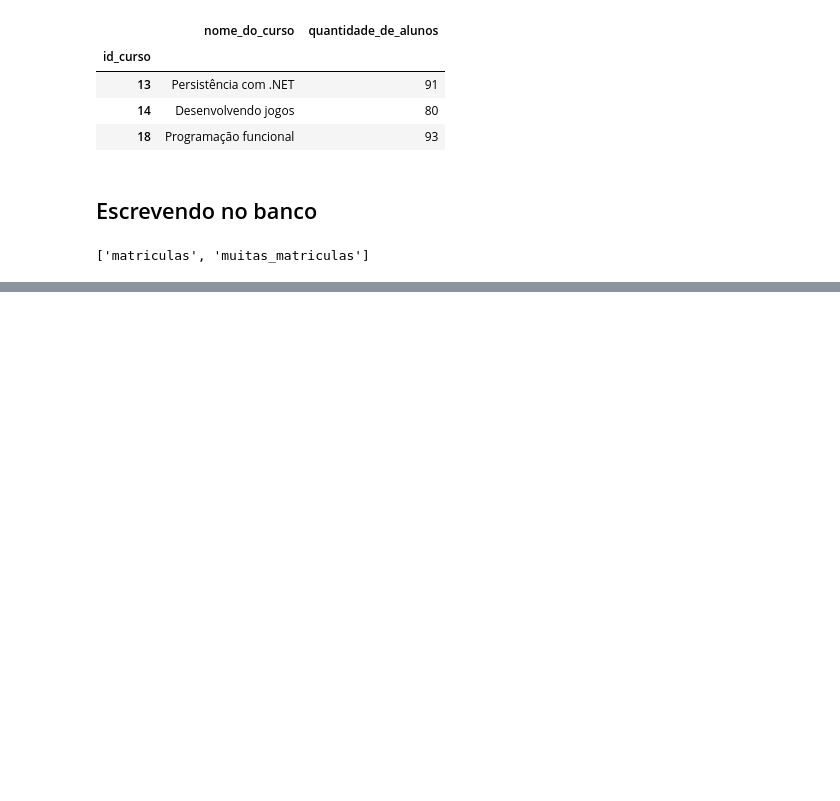
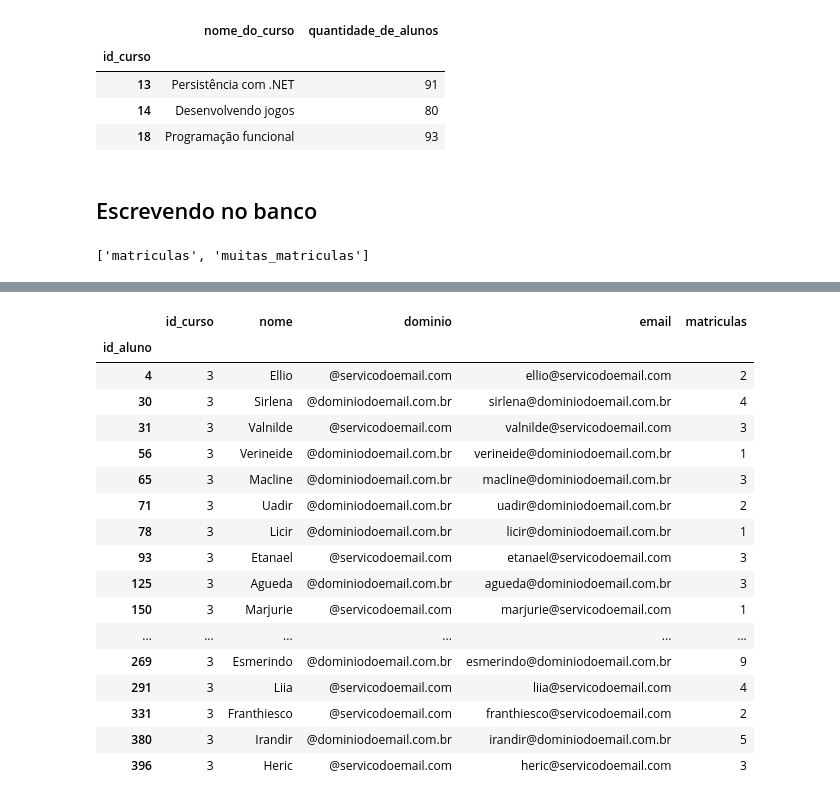
Before and after one commit to josenaldo/alura-ds1-pandas-formatos-diferentes-de-entrada-e-saida-io, a Jupyter notebook: notebook/pandas-io.ipynb, the cells around one changed output, grey strips where cells are left out. Drawn from its saved outputs; the diff is of its cells as text; code cells hidden in the pictures; blank space fills up the shorter version.

```diff
--- a/notebook/pandas-io.ipynb
+++ b/notebook/pandas-io.ipynb
@@ -609,0 +624,3 @@ print(inspector.get_table_names())  # Exibindo as tabelas com o inspector
+# %%
+proxima_turma = matriculas.query(f"id_curso == {id_curso}")
+proxima_turma
@@ -609,0 +645,21 @@ print(inspector.get_table_names())  # Exibindo as tabelas com o inspector
+# %%
+proxima_turma.set_index('id_aluno').join(nomes.set_index('id_aluno'))
+# %% [output]
+|  | id_curso | nome | dominio | email | matriculas |
+| id_aluno |  |  |  |  |  |
+| 4 | 3 | Ellio | @servicodoemail.com | ellio@servicodoemail.com | 2 |
+| 30 | 3 | Sirlena | @dominiodoemail.com.br | sirlena@dominiodoemail.com.br | 4 |
+| 31 | 3 | Valnilde | @servicodoemail.com | valnilde@servicodoemail.com | 3 |
+| 56 | 3 | Verineide | @dominiodoemail.com.br | verineide@dominiodoemail.com.br | 1 |
+| 65 | 3 | Macline | @dominiodoemail.com.br | macline@dominiodoemail.com.br | 3 |
+| 71 | 3 | Uadir | @dominiodoemail.com.br | uadir@dominiodoemail.com.br | 2 |
+| 78 | 3 | Licir | @dominiodoemail.com.br | licir@dominiodoemail.com.br | 1 |
+| 93 | 3 | Etanael | @servicodoemail.com | etanael@servicodoemail.com | 3 |
+| 125 | 3 | Agueda | @dominiodoemail.com.br | agueda@dominiodoemail.com.br | 3 |
+| 150 | 3 | Marjurie | @servicodoemail.com | marjurie@servicodoemail.com | 1 |
+| ... | ... | ... | ... | ... | ... |
+| 269 | 3 | Esmerindo | @dominiodoemail.com.br | esmerindo@dominiodoemail.com.br | 9 |
+| 291 | 3 | Liia | @servicodoemail.com | liia@servicodoemail.com | 4 |
+| 331 | 3 | Franthiesco | @servicodoemail.com | franthiesco@servicodoemail.com | 2 |
+| 380 | 3 | Irandir | @dominiodoemail.com.br | irandir@dominiodoemail.com.br | 5 |
+| 396 | 3 | Heric | @servicodoemail.com | heric@servicodoemail.com | 3 |
```
Also changed, not shown: parts of 27 cells of this notebook, 1 other file.
